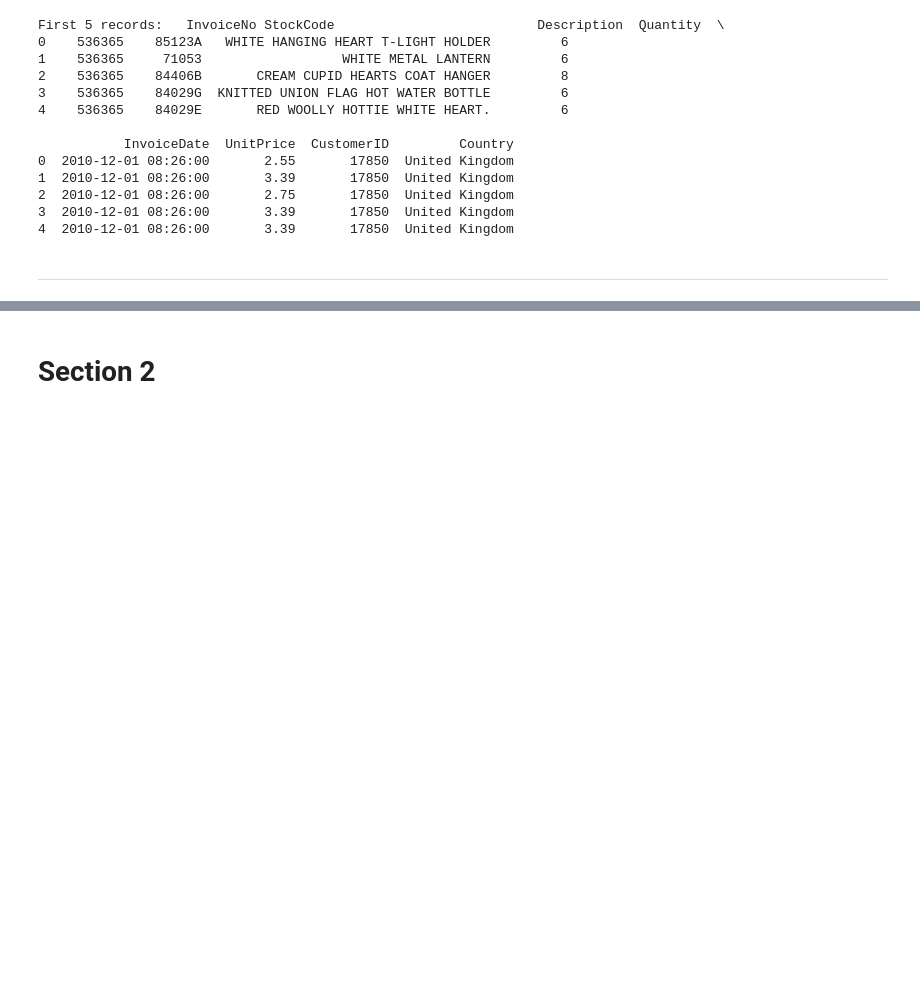
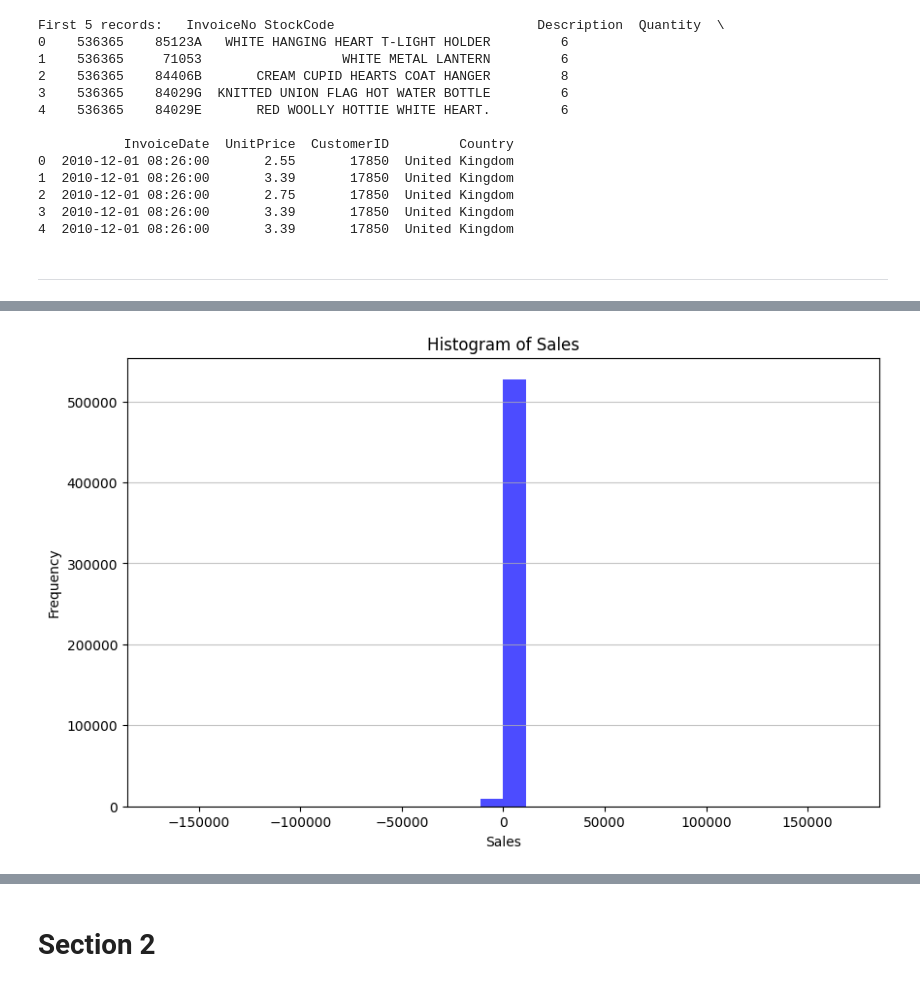
Before and after one commit to maleeper/ILP-Retail, a Jupyter notebook: jupyter_notebooks/ETL.ipynb, the cells around one changed output, grey strips where cells are left out. Saved outputs shown, nothing was run; the diff lists cells and outputs as text; code cells hidden in the pictures; blank space fills up the shorter version.

```diff
--- a/jupyter_notebooks/ETL.ipynb
+++ b/jupyter_notebooks/ETL.ipynb
@@ -81,0 +93,24 @@ First 5 records:   InvoiceNo StockCode                          Description  Qua
+# %%
+# Create Sales from Quantity * UnitPrice
+df['Sales'] = df['Quantity'] * df['UnitPrice']
+
+# check for duplicates
+duplicates = df[df.duplicated()]
+# print("Duplicate records:", duplicates)
+
+# drop duplicates
+df = df.drop_duplicates()
+
+# recheck for duplicates
+#duplicates = df[df.duplicated()]
+#print("Duplicate records:", duplicates)
+
+# check for missing values by column
+missing_values = df.isnull().sum()
+print("Missing values by column:", missing_values)
+# description has missing values but we can fill with 'No descriptipn'
+df['Description'] = df['Description'].fillna("No description")
+
+# recheck for missing values by column
+#missing_values = df.isnull().sum()
+#print("Missing values by column:", missing_values)
@@ -81,0 +128,13 @@ First 5 records:   InvoiceNo StockCode                          Description  Qua
+# %%
+# a matplotlib histogram of Sales
+import matplotlib.pyplot as plt
+
+plt.figure(figsize=(10,6))
+plt.hist(df['Sales'], bins=30, color='blue', alpha=0.7)
+plt.title('Histogram of Sales')
+plt.xlabel('Sales')
+plt.ylabel('Frequency')
+plt.grid(axis='y', alpha=0.75)
+plt.show()
+# %% [output]
+[figure, added]
```
Also changed, not shown: parts of 12 cells of this notebook, 3 other files.
